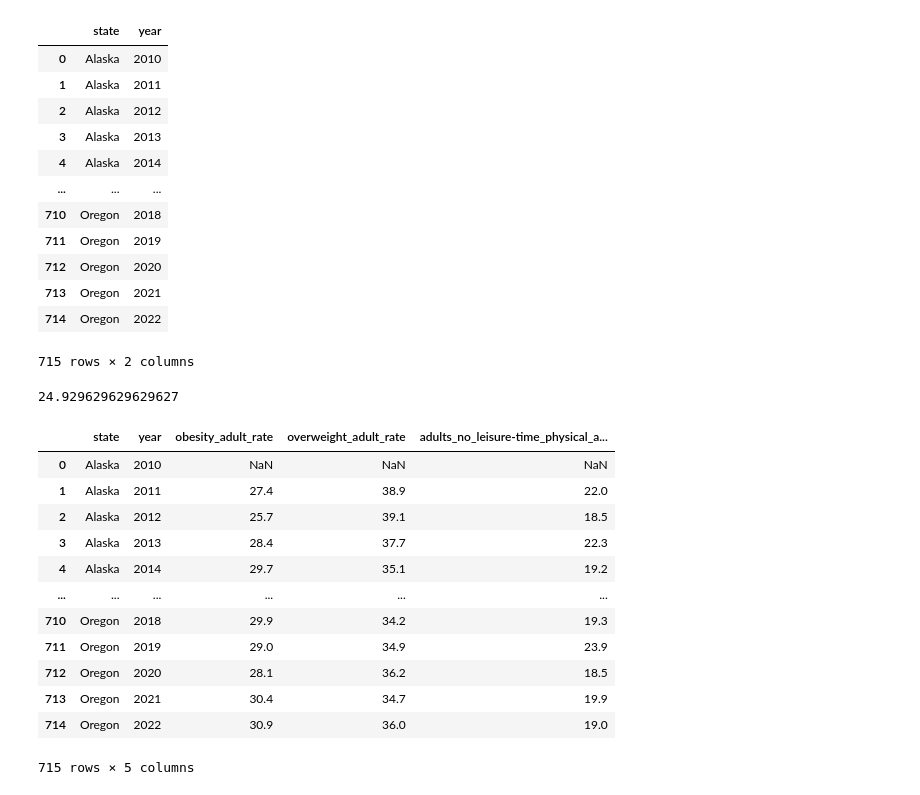
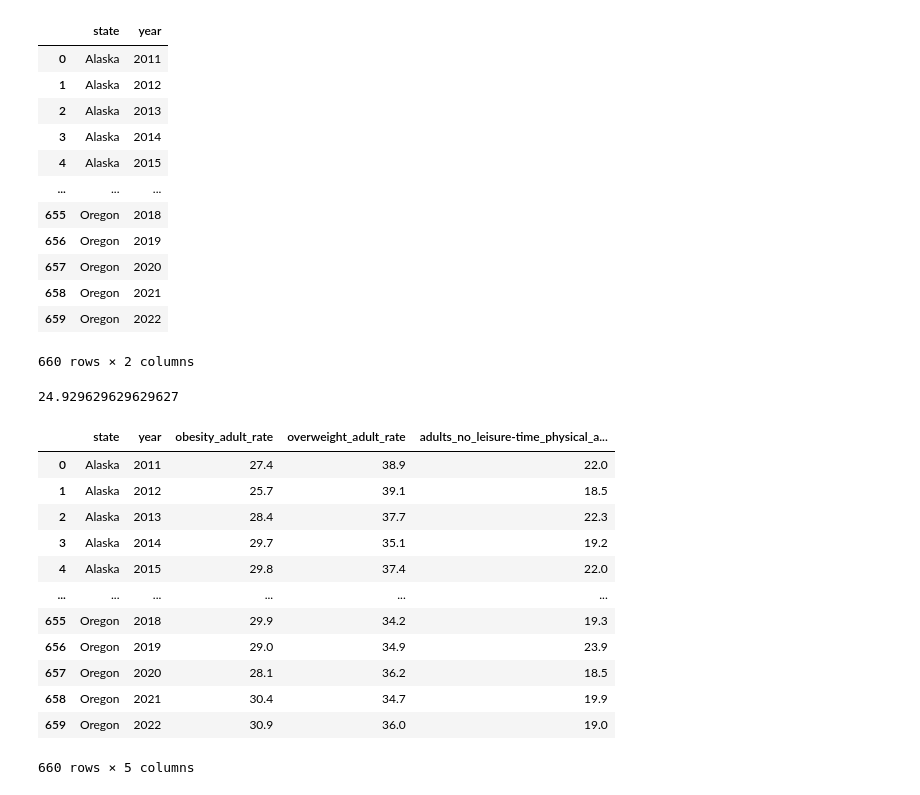
Before and after one commit to SAT-Enjoyers/citadel-datathon, a Jupyter notebook: cleaning/Nutrition_Physical_Activity.ipynb, the cells around one changed output. Drawn from its saved outputs; the diff is of its cells as text; code cells hidden in the pictures.

```diff
--- a/cleaning/Nutrition_Physical_Activity.ipynb
+++ b/cleaning/Nutrition_Physical_Activity.ipynb
@@ -19,24 +19,24 @@ df['Data_Value'] = df['Data_Value'].replace('', -1)
 df['Data_Value'] = df['Data_Value'].astype(float)
 # %%
 states = df['LocationDesc'].unique()
-years = list(range(2010, 2023))*len(states)
-states = np.repeat(states, 13)
+years = list(range(2011, 2023))*len(states)
+states = np.repeat(states, 12)
 new_df = pd.DataFrame({'state': states, 'year': years})
 new_df
 # %% [output]
 |  | state | year |
-| 0 | Alaska | 2010 |
-| 1 | Alaska | 2011 |
-| 2 | Alaska | 2012 |
-| 3 | Alaska | 2013 |
-| 4 | Alaska | 2014 |
+| 0 | Alaska | 2011 |
+| 1 | Alaska | 2012 |
+| 2 | Alaska | 2013 |
+| 3 | Alaska | 2014 |
+| 4 | Alaska | 2015 |
 | ... | ... | ... |
-| 710 | Oregon | 2018 |
-| 711 | Oregon | 2019 |
-| 712 | Oregon | 2020 |
-| 713 | Oregon | 2021 |
-| 714 | Oregon | 2022 |
+| 655 | Oregon | 2018 |
+| 656 | Oregon | 2019 |
+| 657 | Oregon | 2020 |
+| 658 | Oregon | 2021 |
+| 659 | Oregon | 2022 |
-715 rows × 2 columns
+660 rows × 2 columns
 # %%
 #df.to_csv('../udataset/' + DATASET, index=False)
 
@@ -62,18 +62,18 @@ for index, question in enumerate(desired_questions):
 new_df
 # %% [output]
 |  | state | year | obesity_adult_rate | overweight_adult_rate | adults_no_leisure-time_physical_a... |
-| 0 | Alaska | 2010 | NaN | NaN | NaN |
-| 1 | Alaska | 2011 | 27.4 | 38.9 | 22.0 |
-| 2 | Alaska | 2012 | 25.7 | 39.1 | 18.5 |
-| 3 | Alaska | 2013 | 28.4 | 37.7 | 22.3 |
-| 4 | Alaska | 2014 | 29.7 | 35.1 | 19.2 |
+| 0 | Alaska | 2011 | 27.4 | 38.9 | 22.0 |
+| 1 | Alaska | 2012 | 25.7 | 39.1 | 18.5 |
+| 2 | Alaska | 2013 | 28.4 | 37.7 | 22.3 |
+| 3 | Alaska | 2014 | 29.7 | 35.1 | 19.2 |
+| 4 | Alaska | 2015 | 29.8 | 37.4 | 22.0 |
 | ... | ... | ... | ... | ... | ... |
-| 710 | Oregon | 2018 | 29.9 | 34.2 | 19.3 |
-| 711 | Oregon | 2019 | 29.0 | 34.9 | 23.9 |
-| 712 | Oregon | 2020 | 28.1 | 36.2 | 18.5 |
-| 713 | Oregon | 2021 | 30.4 | 34.7 | 19.9 |
-| 714 | Oregon | 2022 | 30.9 | 36.0 | 19.0 |
+| 655 | Oregon | 2018 | 29.9 | 34.2 | 19.3 |
+| 656 | Oregon | 2019 | 29.0 | 34.9 | 23.9 |
+| 657 | Oregon | 2020 | 28.1 | 36.2 | 18.5 |
+| 658 | Oregon | 2021 | 30.4 | 34.7 | 19.9 |
+| 659 | Oregon | 2022 | 30.9 | 36.0 | 19.0 |
-715 rows × 5 columns
+660 rows × 5 columns
 # %%
 for col in new_df.columns[2:]:
     new_df[col] = (new_df[col] - new_df[col].min())/(new_df[col].max() - new_df[col].min())
```
Also changed, not shown: parts of 1 cell of this notebook, 1 other file.
